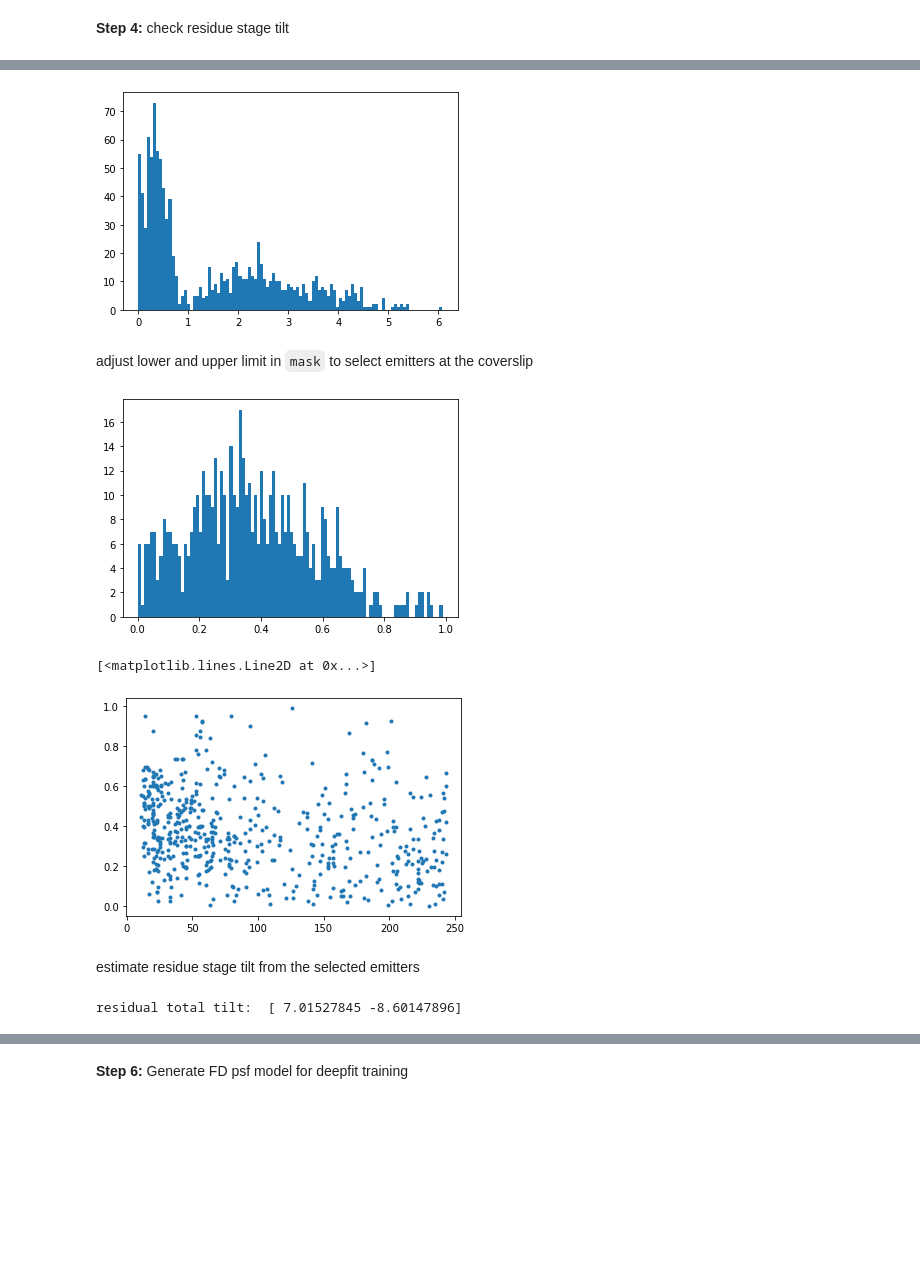
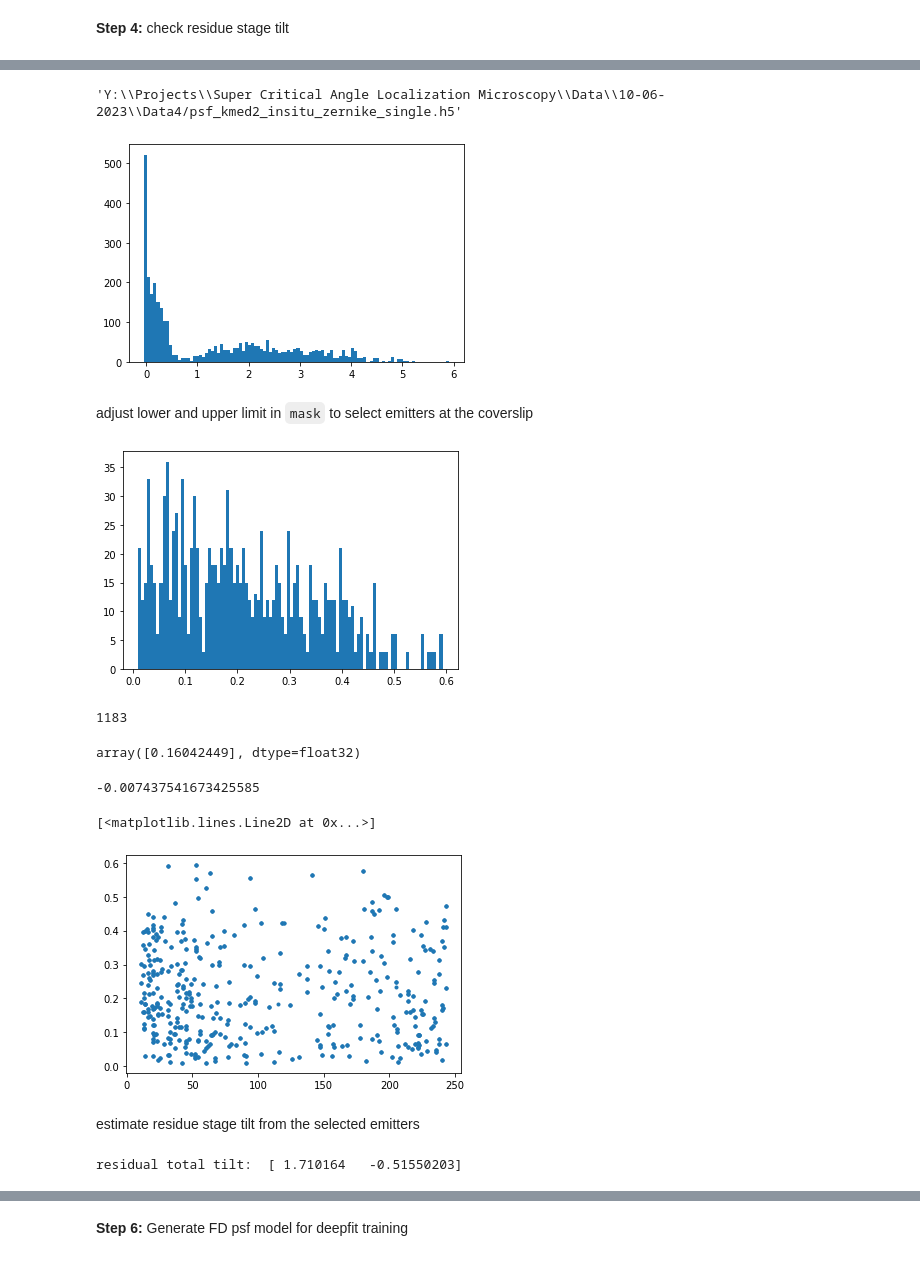
Before and after one commit to ries-lab/uiPSF, a Jupyter notebook: dev_fig/demo_insituPSF_1ch_tilt.ipynb, the cells around one changed output, grey strips where cells are left out. Saved outputs shown, nothing was run; the diff lists cells and outputs as text; code cells hidden in the pictures; blank space fills up the shorter version.

Commit message:
update tilt demo

```diff
--- a/dev_fig/demo_insituPSF_1ch_tilt.ipynb
+++ b/dev_fig/demo_insituPSF_1ch_tilt.ipynb
@@ -66,5 +114,7 @@ resfile = L.iterlearn_psf(dataobj,time=0)
 # %% [markdown]
 ##### Show results
+# %%
+resfile = r'Y:\Projects\Super Critical Angle Localization Microscopy\Data\10-06-2023\Data4\psf_kmed2_insitu_zernike_single.h5'
 # %%
 f,p = io.h5.load(resfile) # load result file
 # %%
@@ -99,14 +170,26 @@ plt.plot(f.res.cor[:,-2],f.res.pos[:,0],'.')
+# %%
+resfile
+# %% [output]
+'Y:\\Projects\\Super Critical Angle Localization Microscopy\\Data\\10-06-2023\\Data4/psf_kmed2_insitu_zernike_single.h5'
 # %%
 
 plt.hist(f.res.pos[:,0],bins=100)
 plt.show()
 # %% [output]
-[figure, old version]
+[figure, new version]
 # %% [markdown]
 adjust lower and upper limit in `mask` to select emitters at the coverslip
 # %%
-mask = (f.res.pos[:,0]<1) & (f.res.pos[:,0]>0)
+mask = (f.res.pos[:,0]<0.6) & (f.res.pos[:,0]>0.01)
 plt.hist(f.res.pos[mask,0],bins=100)
 plt.show()
 # %% [output]
-[figure, old version]
+[figure, new version]
+# %%
+np.sum(mask)
+# %% [output]
+1183
+# %%
+ f.res.stagepos
+# %% [output]
+array([0.16042449], dtype=float32)
@@ -113,8 +198,12 @@ plt.show()
+# %%
+np.min(stpos)
+# %% [output]
+-0.007437541673425585
 # %%
 plt.plot(f.res.cor[mask,-1],f.res.pos[mask,0],'.')
 # %% [output]
 [<matplotlib.lines.Line2D at 0x...>]
-[figure, old version]
+[figure, new version]
 # %% [markdown]
 estimate residue stage tilt from the selected emitters
 # %%
@@ -125,5 +214,5 @@ beta=np.matmul(np.matmul(np.linalg.inv(np.matmul(X,X.transpose())),X),Y.transpos
 residue_total_tilt = beta[0:2]*f.rois.image_size[-1] # residual stage tilt across FOV, unit: nm
 print('residual total tilt: ',residue_total_tilt)
 # %% [output]
-residual total tilt:  [ 7.01527845 -8.60147896]
+residual total tilt:  [ 1.710164   -0.51550203]
 # %% [markdown]
```
Also changed, not shown: parts of 29 cells of this notebook, 1 other file.
